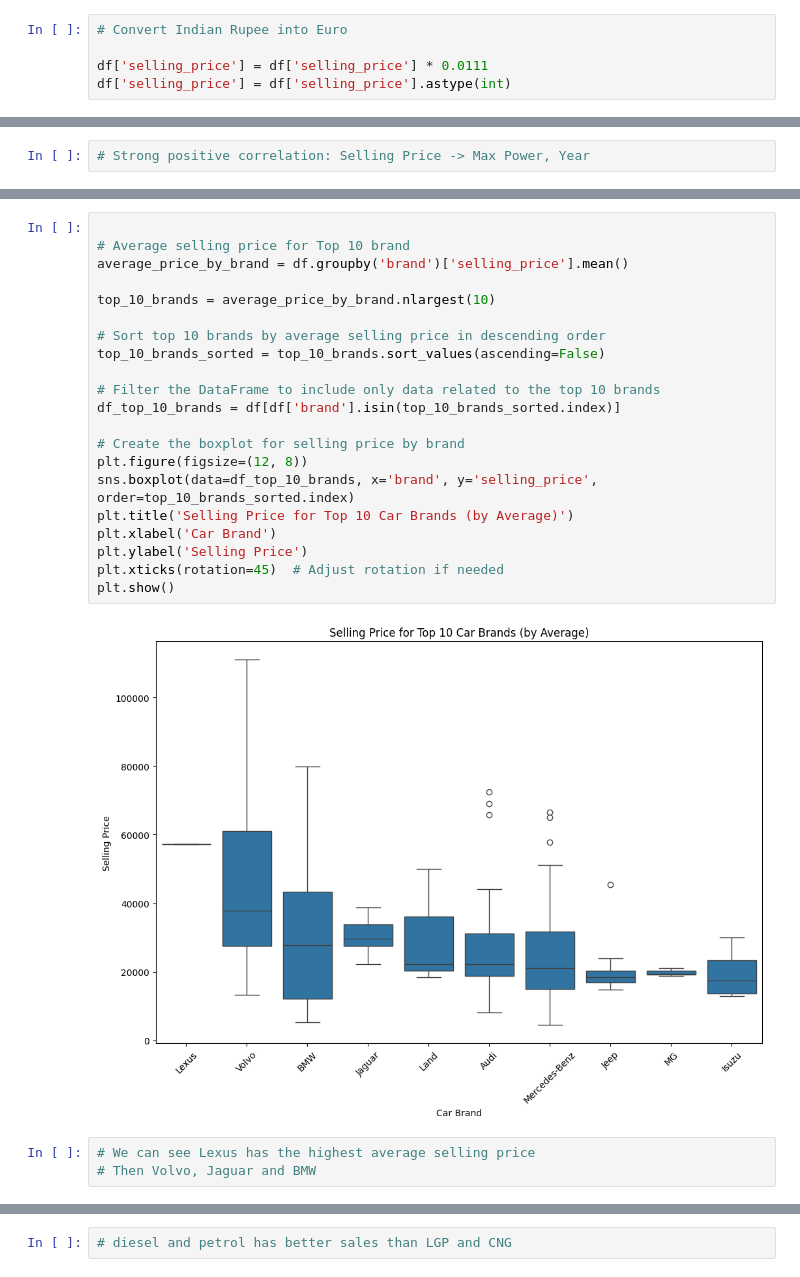
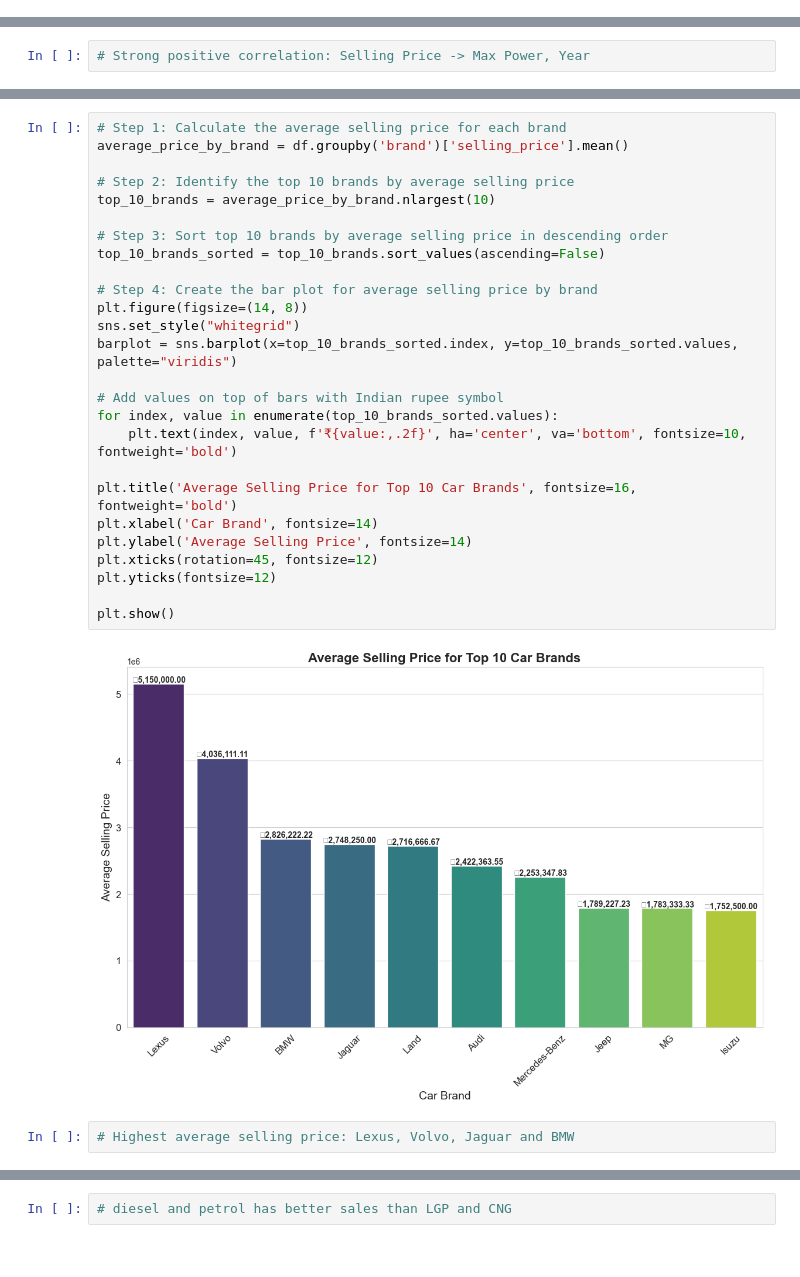
Before and after one commit to forsterboy/DS_final_project, a Jupyter notebook: aycan_gra_bos_23mai.ipynb, the cells around one changed output, grey strips where cells are left out. Cells and saved outputs as stored; diff of their text form.

```diff
--- a/aycan_gra_bos_23mai.ipynb
+++ b/aycan_gra_bos_23mai.ipynb
@@ -314,11 +314,6 @@ array(['74 bhp', '103.52 bhp', '78 bhp', '90 bhp', '88.2 bhp',
 # %%
 df['max_power'] = df['max_power'].str.replace("bhp", "")
 df['max_power'] = pd.to_numeric(df['max_power'])
-# %%
-# Convert Indian Rupee into Euro
-
-df['selling_price'] = df['selling_price'] * 0.0111
-df['selling_price'] = df['selling_price'].astype(int)
 # %%
 # Lets add a new column as 'age'
 
@@ -562,26 +557,30 @@ plt.show()
 # %%
-
-# Average selling price for Top 10 brand
+# Step 1: Calculate the average selling price for each brand
 average_price_by_brand = df.groupby('brand')['selling_price'].mean()
 
+# Step 2: Identify the top 10 brands by average selling price
 top_10_brands = average_price_by_brand.nlargest(10)
 
-# Sort top 10 brands by average selling price in descending order
+# Step 3: Sort top 10 brands by average selling price in descending order
 top_10_brands_sorted = top_10_brands.sort_values(ascending=False)
 
-# Filter the DataFrame to include only data related to the top 10 brands
-df_top_10_brands = df[df['brand'].isin(top_10_brands_sorted.index)]
+# Step 4: Create the bar plot for average selling price by brand
+plt.figure(figsize=(14, 8))
+sns.set_style("whitegrid")
+barplot = sns.barplot(x=top_10_brands_sorted.index, y=top_10_brands_sorted.values, palette="viridis")
 
-# Create the boxplot for selling price by brand
-plt.figure(figsize=(12, 8))
-sns.boxplot(data=df_top_10_brands, x='brand', y='selling_price', order=top_10_brands_sorted.index)
-plt.title('Selling Price for Top 10 Car Brands (by Average)')
-plt.xlabel('Car Brand')
-plt.ylabel('Selling Price')
-plt.xticks(rotation=45)  # Adjust rotation if needed
+# Add values on top of bars with Indian rupee symbol
+for index, value in enumerate(top_10_brands_sorted.values):
+    plt.text(index, value, f'₹{value:,.2f}', ha='center', va='bottom', fontsize=10, fontweight='bold')
+
+plt.title('Average Selling Price for Top 10 Car Brands', fontsize=16, fontweight='bold')
+plt.xlabel('Car Brand', fontsize=14)
+plt.ylabel('Average Selling Price', fontsize=14)
+plt.xticks(rotation=45, fontsize=12)
+plt.yticks(fontsize=12)
+
 plt.show()
 # %% [output]
-[figure, old version]
+[figure, new version]
 # %%
-# We can see Lexus has the highest average selling price
-# Then Volvo, Jaguar and BMW
+# Highest average selling price: Lexus, Volvo, Jaguar and BMW
```
Also changed, not shown: parts of 19 cells of this notebook, 1 other file.
